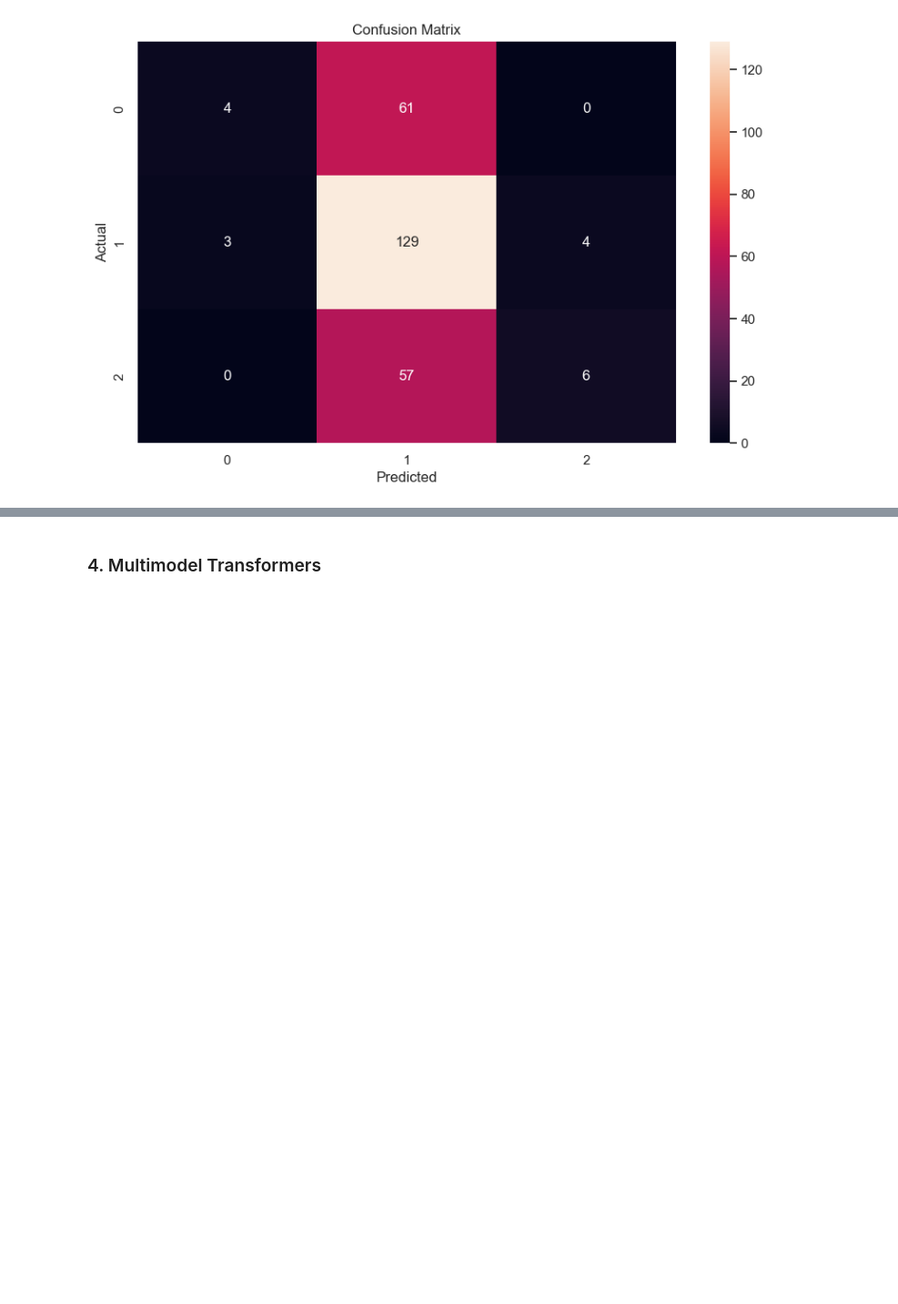
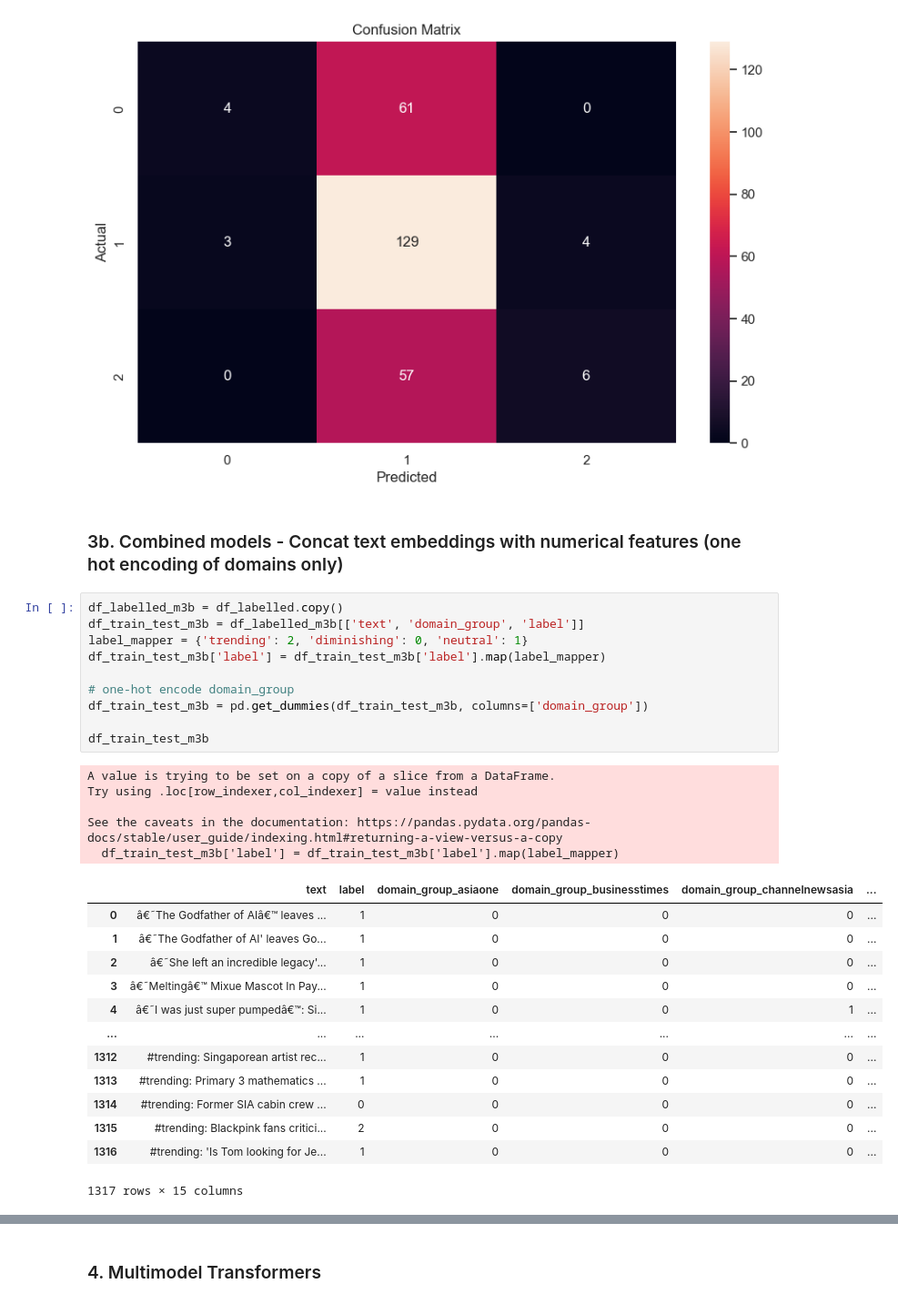
Before and after one commit to xeonkai/news_matching, a Jupyter notebook: traction-analytics/traction_analytics.ipynb, the cells around one changed output, grey strips where cells are left out. Shown at 91% size. Cells and saved outputs as stored; diff of their text form; blank space fills up the shorter version.

```diff
--- a/traction-analytics/traction_analytics.ipynb
+++ b/traction-analytics/traction_analytics.ipynb
@@ -1325,3 +1325,34 @@ res_m3
 plot_confusion_matrix(test_y_m3, pred_y_m3)
 # %% [output]
 [figure]
+# %% [markdown]
+### 3b. Combined models - Concat text embeddings with numerical features (one hot encoding of domains only)
+# %%
+df_labelled_m3b = df_labelled.copy()
+df_train_test_m3b = df_labelled_m3b[['text', 'domain_group', 'label']]
+label_mapper = {'trending': 2, 'diminishing': 0, 'neutral': 1}
+df_train_test_m3b['label'] = df_train_test_m3b['label'].map(label_mapper)
+
+# one-hot encode domain_group
+df_train_test_m3b = pd.get_dummies(df_train_test_m3b, columns=['domain_group'])
+
+df_train_test_m3b
+# %% [output]
+A value is trying to be set on a copy of a slice from a DataFrame.
+Try using .loc[row_indexer,col_indexer] = value instead
+
+See the caveats in the documentation: https://pandas.pydata.org/pandas-docs/stable/user_guide/indexing.html#returning-a-view-versus-a-copy
+  df_train_test_m3b['label'] = df_train_test_m3b['label'].map(label_mapper)
+|  | text | label | domain_group_asiaone | domain_group_businesstimes | domain_group_channelnewsasia | ... |
+| 0 | â€˜The Godfather of AIâ€™ leaves ... | 1 | 0 | 0 | 0 | ... |
+| 1 | â€˜The Godfather of AI' leaves Go... | 1 | 0 | 0 | 0 | ... |
+| 2 | â€˜She left an incredible legacy'... | 1 | 0 | 0 | 0 | ... |
+| 3 | â€˜Meltingâ€™ Mixue Mascot In Pay... | 1 | 0 | 0 | 0 | ... |
+| 4 | â€˜I was just super pumpedâ€™: Si... | 1 | 0 | 0 | 1 | ... |
+| ... | ... | ... | ... | ... | ... | ... |
+| 1312 | #trending: Singaporean artist rec... | 1 | 0 | 0 | 0 | ... |
+| 1313 | #trending: Primary 3 mathematics ... | 1 | 0 | 0 | 0 | ... |
+| 1314 | #trending: Former SIA cabin crew ... | 0 | 0 | 0 | 0 | ... |
+| 1315 | #trending: Blackpink fans critici... | 2 | 0 | 0 | 0 | ... |
+| 1316 | #trending: 'Is Tom looking for Je... | 1 | 0 | 0 | 0 | ... |
+1317 rows × 15 columns
```
Also changed, not shown: parts of 12 cells of this notebook.
